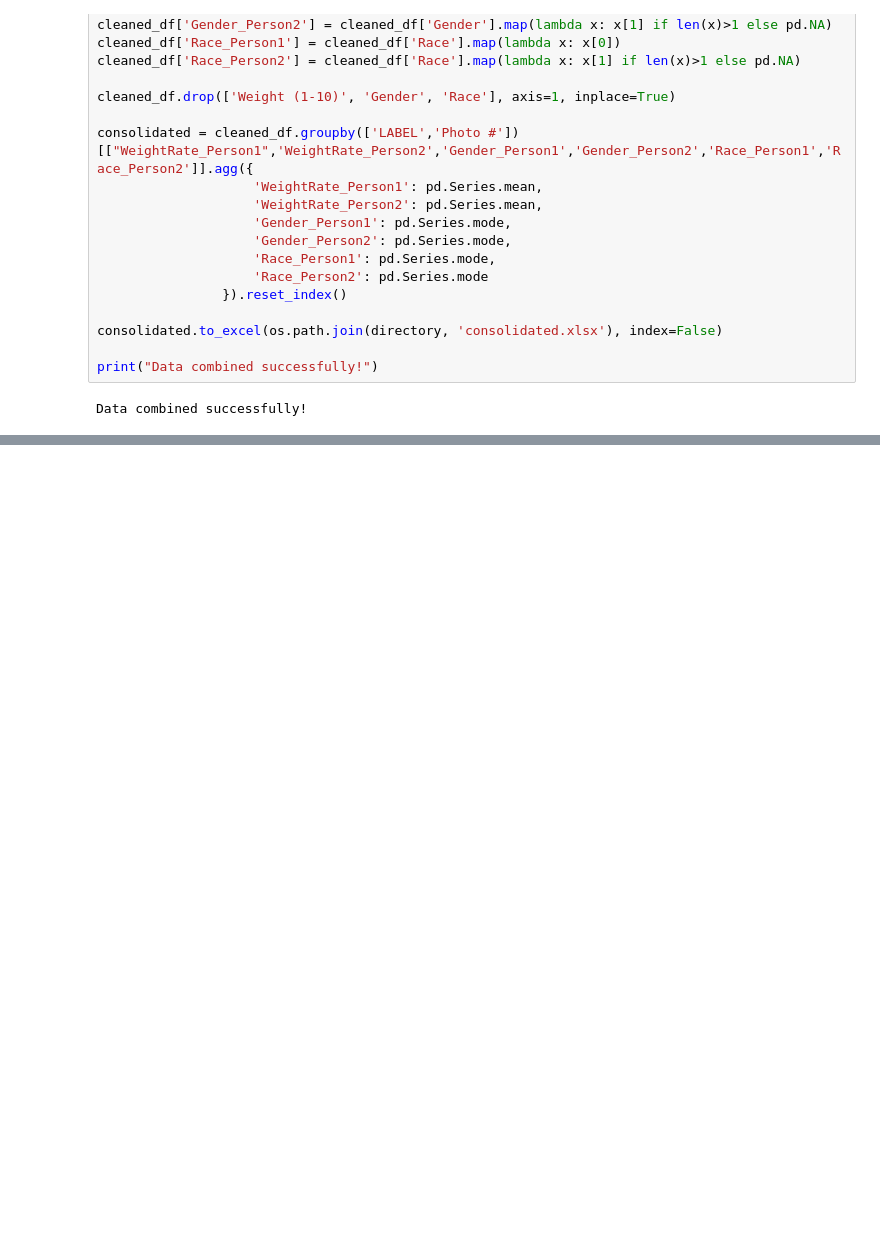
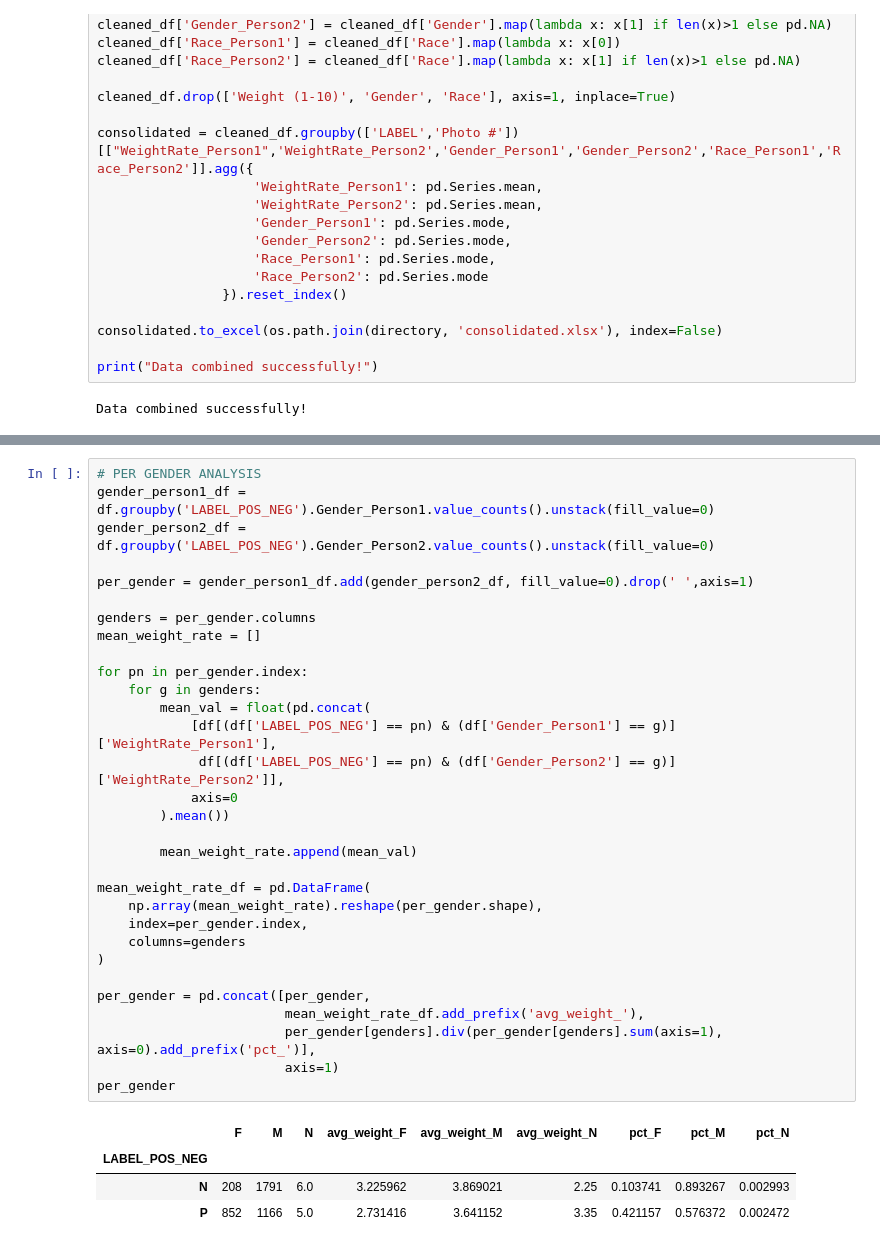
Before and after one commit to janewarren/decodingfatphobia, a Jupyter notebook: table_combination.ipynb, the cells around one changed output, grey strips where cells are left out. Cells and saved outputs as stored; diff of their text form; blank space fills up the shorter version.

```diff
--- a/table_combination.ipynb
+++ b/table_combination.ipynb
@@ -92,0 +158,36 @@ ANNIKA 40
+# %%
+# PER GENDER ANALYSIS
+gender_person1_df = df.groupby('LABEL_POS_NEG').Gender_Person1.value_counts().unstack(fill_value=0)
+gender_person2_df = df.groupby('LABEL_POS_NEG').Gender_Person2.value_counts().unstack(fill_value=0)
+
+per_gender = gender_person1_df.add(gender_person2_df, fill_value=0).drop(' ',axis=1)
+
+genders = per_gender.columns
+mean_weight_rate = []
+
+for pn in per_gender.index:
+    for g in genders:
+        mean_val = float(pd.concat(
+            [df[(df['LABEL_POS_NEG'] == pn) & (df['Gender_Person1'] == g)]['WeightRate_Person1'],
+             df[(df['LABEL_POS_NEG'] == pn) & (df['Gender_Person2'] == g)]['WeightRate_Person2']],
+            axis=0
+        ).mean())
+
+        mean_weight_rate.append(mean_val)
+
+mean_weight_rate_df = pd.DataFrame(
+    np.array(mean_weight_rate).reshape(per_gender.shape),
+    index=per_gender.index,
+    columns=genders
+)
+
+per_gender = pd.concat([per_gender,
+                        mean_weight_rate_df.add_prefix('avg_weight_'),
+                        per_gender[genders].div(per_gender[genders].sum(axis=1), axis=0).add_prefix('pct_')],
+                        axis=1)
+per_gender
+# %% [output]
+|  | F | M | N | avg_weight_F | avg_weight_M | avg_weight_N | pct_F | pct_M | pct_N |
+| LABEL_POS_NEG |  |  |  |  |  |  |  |  |  |
+| N | 208 | 1791 | 6.0 | 3.225962 | 3.869021 | 2.25 | 0.103741 | 0.893267 | 0.002993 |
+| P | 852 | 1166 | 5.0 | 2.731416 | 3.641152 | 3.35 | 0.421157 | 0.576372 | 0.002472 |
```
Also changed, not shown: parts of 4 cells of this notebook, 1 other file.
